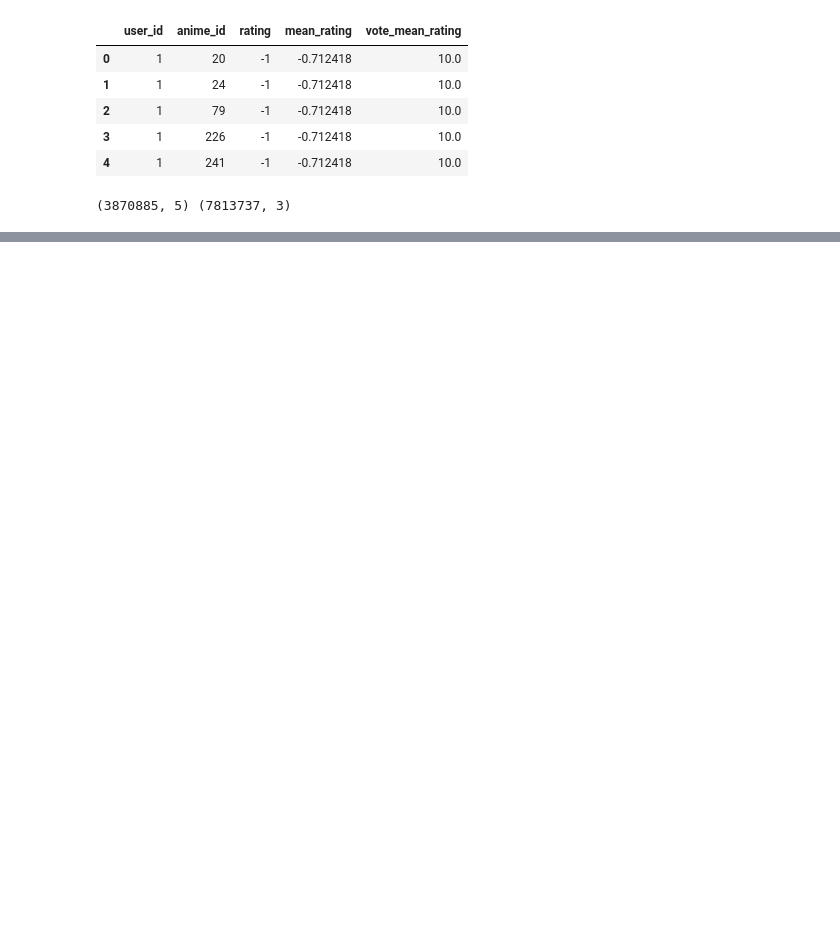
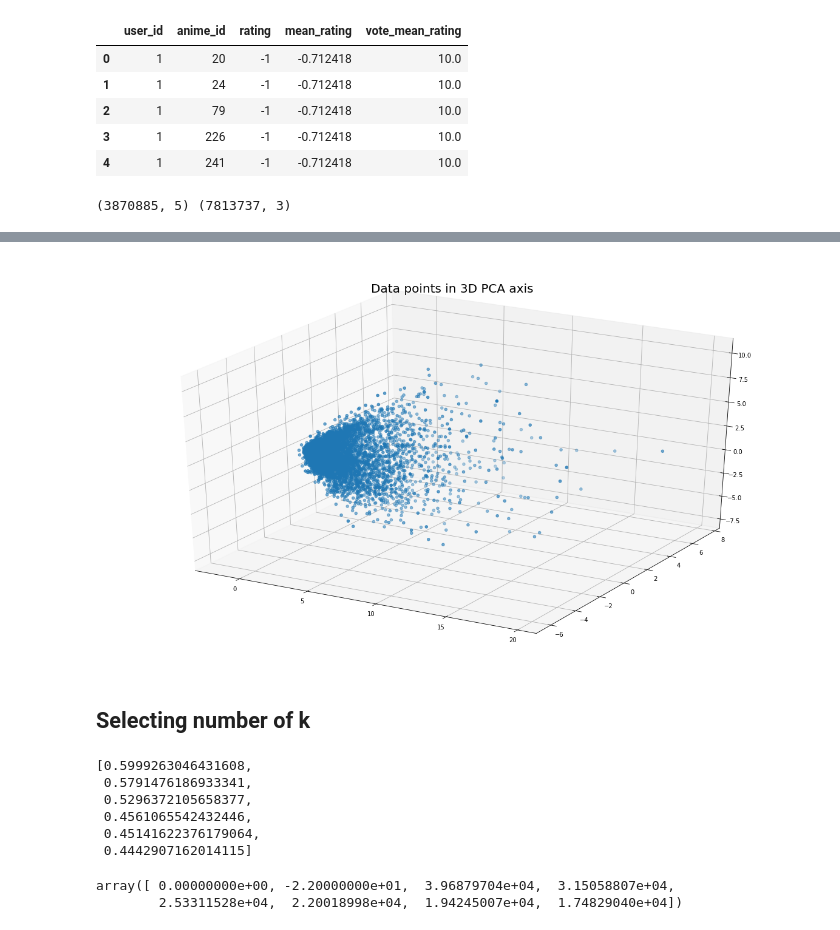
Before and after one commit to a2878323/kaggle, a Jupyter notebook: AnimeRecommendations/Untitled.ipynb, the cells around one changed output, grey strips where cells are left out. Saved outputs shown, nothing was run; the diff lists cells and outputs as text; code cells hidden in the pictures; blank space fills up the shorter version.

```diff
--- a/AnimeRecommendations/Untitled.ipynb
+++ b/AnimeRecommendations/Untitled.ipynb
@@ -99,0 +375,3 @@ print (user.shape,rating.shape)
+# %%
+user_anime = pd.crosstab(mergedata['user_id'], mergedata['name'])
+user_anime.head(10)
@@ -99,0 +398,6 @@ print (user.shape,rating.shape)
+# %%
+from sklearn.decomposition import PCA
+
+pca = PCA(n_components=3)
+pca.fit(user_anime)
+pca_samples = pca.transform(user_anime)
@@ -99,0 +414,3 @@ print (user.shape,rating.shape)
+# %%
+ps = pd.DataFrame(pca_samples)
+ps.head()
@@ -99,0 +424,16 @@ print (user.shape,rating.shape)
+# %%
+tocluster = pd.DataFrame(ps[[0,1,2]])
+# %%
+plt.rcParams['figure.figsize'] = (16, 9)
+
+
+fig = plt.figure()
+ax = Axes3D(fig)
+ax.scatter(tocluster[0], tocluster[2], tocluster[1])
+
+plt.title('Data points in 3D PCA axis', fontsize=20)
+plt.show()
+# %% [output]
+[figure, added]
+# %% [markdown]
+## Selecting number of k
@@ -99,0 +452,14 @@ print (user.shape,rating.shape)
+# %%
+scores
+# %% [output]
+[0.5999263046431608,
+ 0.5791476186933341,
+ 0.5296372105658377,
+ 0.4561065542432446,
+ 0.45141622376179064,
+ 0.4442907162014115]
+# %%
+inertia_list
+# %% [output]
+array([ 0.00000000e+00, -2.20000000e+01,  3.96879704e+04,  3.15058807e+04,
+        2.53311528e+04,  2.20018998e+04,  1.94245007e+04,  1.74829040e+04])
```
Also changed, not shown: parts of 41 cells of this notebook, 1 other file.
